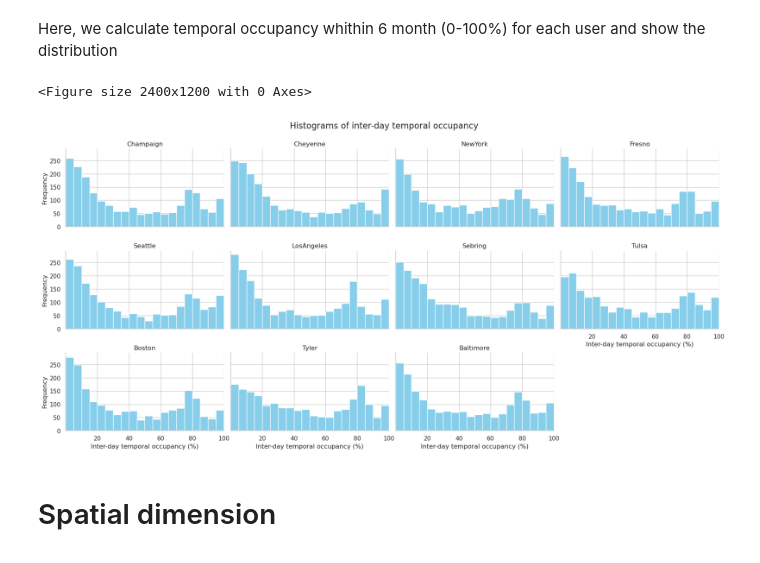
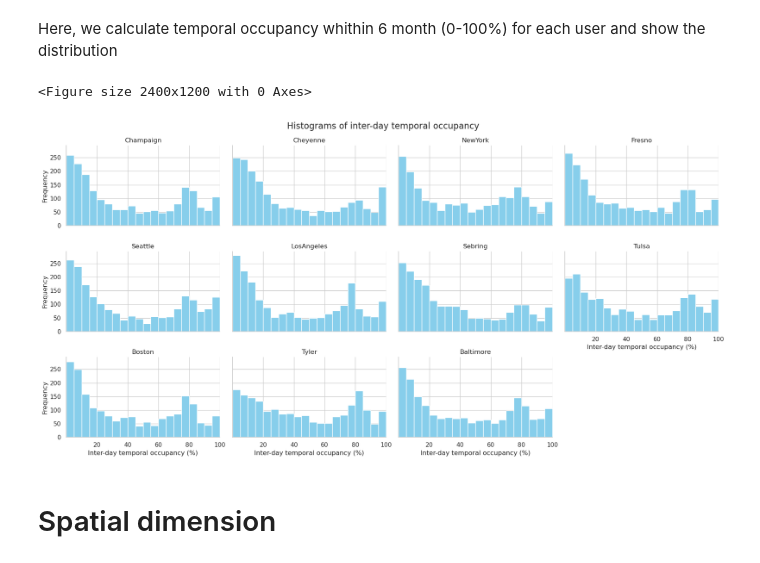
Before and after one commit to bigdata4mobility/reviewpaper, a Jupyter notebook: xinhua/02-plot.ipynb, the cells around one changed output. Cells and saved outputs as stored; diff of their text form; code cells hidden in the pictures.

```diff
--- a/xinhua/02-plot.ipynb
+++ b/xinhua/02-plot.ipynb
@@ -205,25 +206,26 @@ inter_day_temporal_occupancy_df['inter_day_temporal_occupancy'] = inter_day_temp
 # %%
 plt.figure(figsize=(12, 6),dpi=200)
 sns.set(style="whitegrid")
 g = sns.FacetGrid(inter_day_temporal_occupancy_df, col="MSA", col_wrap=4, height=3, aspect=1.5)
 bin_edges = np.arange(0, 101, 5)
 g.map(plt.hist, "inter_day_temporal_occupancy", bins=bin_edges,color='skyblue')  # Using logarithmic scale
 
 # Set x-ticks at bin edges
 for ax in g.axes.flatten():
     ax.set_xticks(np.arange(20, 101, 20))  # Set x-ticks to bin edges
     ax.set_xlim([bin_edges[0], bin_edges[-1]])  # Optional: Limit x-axis to bin range for neatness
 
 # Further customize the plot
 g.set_titles("{col_name}")
 g.set_axis_labels("Inter-day temporal occupancy (%)", "Frequency")
 g.fig.subplots_adjust(top=0.9)  # Adjust subplot spacing
 g.fig.suptitle('Histograms of inter-day temporal occupancy', fontsize=16)
+plt.tight_layout()
 plt.savefig('Figures/Histograms_of_inter_day_temporal_occupancy.png')
 plt.show()
 # %% [output]
 <Figure size 2400x1200 with 0 Axes>
-[figure, old version]
+[figure, new version]
 # %% [markdown]
 # Spatial dimension
 # %%
```
Also changed, not shown: parts of 5 cells of this notebook, 6 other files.
